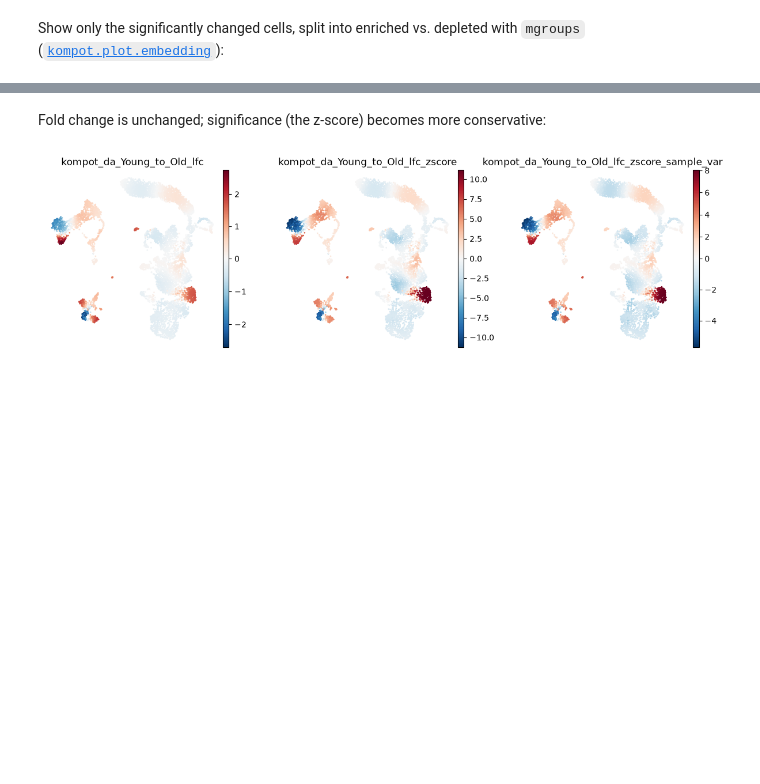
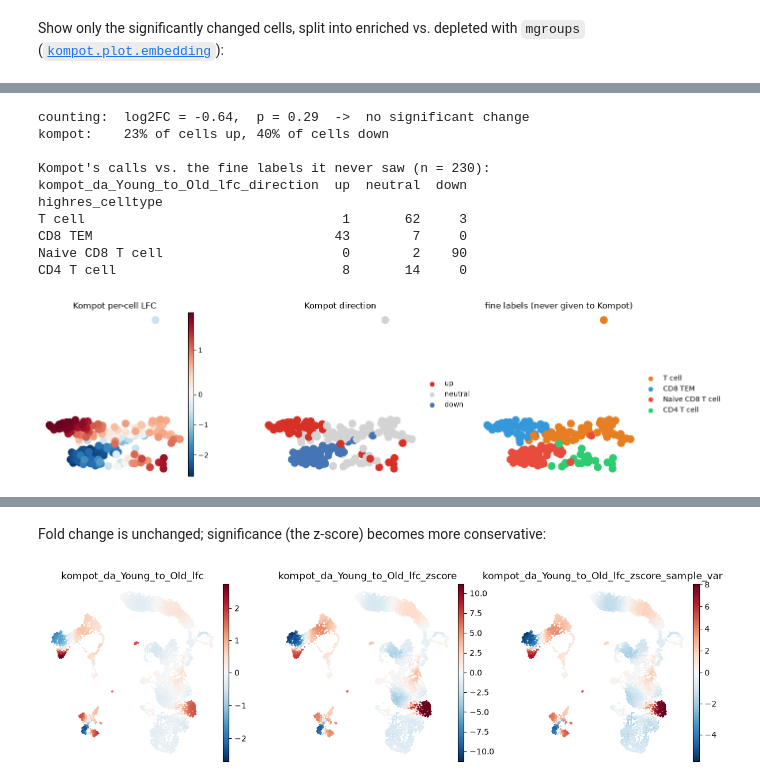
Before and after one commit to settylab/kompot, a Jupyter notebook: examples/04_differential_abundance.ipynb, the cells around one changed output, grey strips where cells are left out. Saved outputs shown, nothing was run; the diff lists cells and outputs as text; code cells hidden in the pictures; blank space fills up the shorter version.

```diff
--- a/examples/04_differential_abundance.ipynb
+++ b/examples/04_differential_abundance.ipynb
@@ -136,0 +318,18 @@ adds a `_sample_var` set of results as `run_id=1`:
+# %%
+obs_c = adata.obs[adata.obs[GROUPING_COLUMN].isin(CONDITIONS)]
+by_comp_c = pd.crosstab(obs_c[COARSE_CELL_TYPE_COLUMN], obs_c[COMPARTMENT_COLUMN])
+home_c = by_comp_c.idxmax(axis=1)
+keep_c = by_comp_c.sum(axis=1) >= MIN_CELLS
+
+counts_c = pd.crosstab(obs_c[LIBRARY_COLUMN], obs_c[COARSE_CELL_TYPE_COLUMN])
+props_c = counts_c.div(counts_c.sum(axis=1), axis=0) * 100
+
+coarse = count_test(by_comp_c.index[keep_c], home_c, props_c, library)
+
+# What does Kompot say about the cells inside each coarse cluster?
+g = obs_c.groupby(COARSE_CELL_TYPE_COLUMN, observed=True)
+coarse["n"] = g.size()
+coarse["kompot_%_up"] = g[direction].apply(lambda s: (s == "up").mean()) * 100
+coarse["kompot_%_down"] = g[direction].apply(lambda s: (s == "down").mean()) * 100
+
+coarse.sort_values("kompot_%_down", ascending=False).round(3).head(8)
@@ -136,0 +360,38 @@ adds a `_sample_var` set of results as `run_id=1`:
+# %%
+COARSE_GROUP = "T cell"
+# Young/Old only, so this zoom counts the same cells as the tables above.
+sub = adata[
+    (adata.obs[COARSE_CELL_TYPE_COLUMN] == COARSE_GROUP)
+    & (adata.obs[GROUPING_COLUMN].isin(CONDITIONS))
+].copy()
+
+row = coarse.loc[COARSE_GROUP]
+print(f"counting:  log2FC = {row['log2FC']:+.2f},  p = {row['p']:.2f}  ->  no significant change")
+print(f"kompot:    {row['kompot_%_up']:.0f}% of cells up, {row['kompot_%_down']:.0f}% of cells down")
+
+# Which fine subsets is Kompot actually calling up and down?
+breakdown = pd.crosstab(sub.obs[CELL_TYPE_COLUMN], sub.obs[direction])
+breakdown = breakdown.loc[breakdown.sum(axis=1) > 0]
+print(f"\nKompot's calls vs. the fine labels it never saw (n = {sub.n_obs}):")
+print(breakdown.to_string())
+
+fig, axes = plt.subplots(1, 3, figsize=(14, 3.8))
+sc.pl.embedding(sub, "umap", color=lfc, cmap="RdBu_r", vcenter=0, ax=axes[0],
+                show=False, frameon=False, title="Kompot per-cell LFC")
+sc.pl.embedding(sub, "umap", color=direction, ax=axes[1],
+                show=False, frameon=False, title="Kompot direction")
+sc.pl.embedding(sub, "umap", color=CELL_TYPE_COLUMN, ax=axes[2],
+                show=False, frameon=False, title="fine labels (never given to Kompot)")
+plt.tight_layout()
+# %% [output]
+counting:  log2FC = -0.64,  p = 0.29  ->  no significant change
+kompot:    23% of cells up, 40% of cells down
+
+Kompot's calls vs. the fine labels it never saw (n = 230):
+kompot_da_Young_to_Old_lfc_direction  up  neutral  down
+highres_celltype
+T cell                                 1       62     3
+CD8 TEM                               43        7     0
+Naive CD8 T cell                       0        2    90
+CD4 T cell                             8       14     0
+[figure, added]
```
Also changed, not shown: parts of 30 cells of this notebook.
